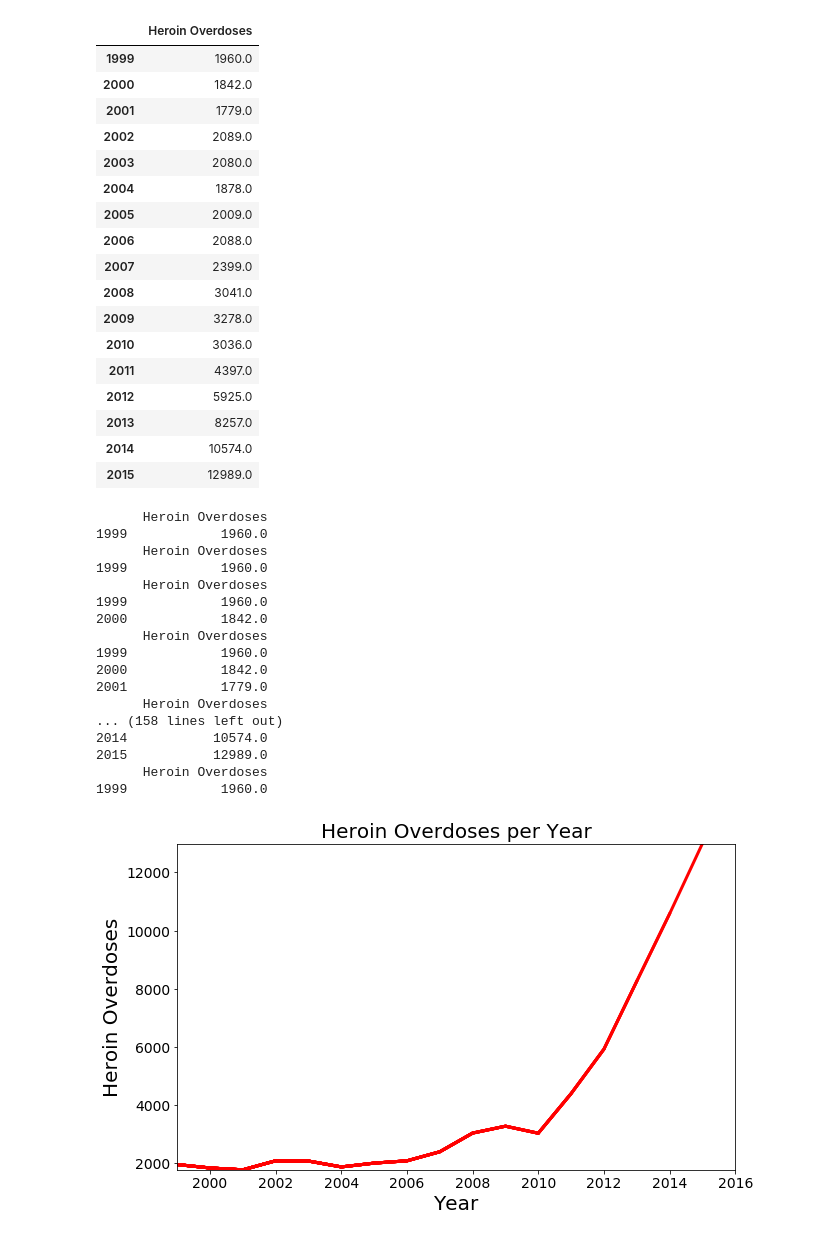
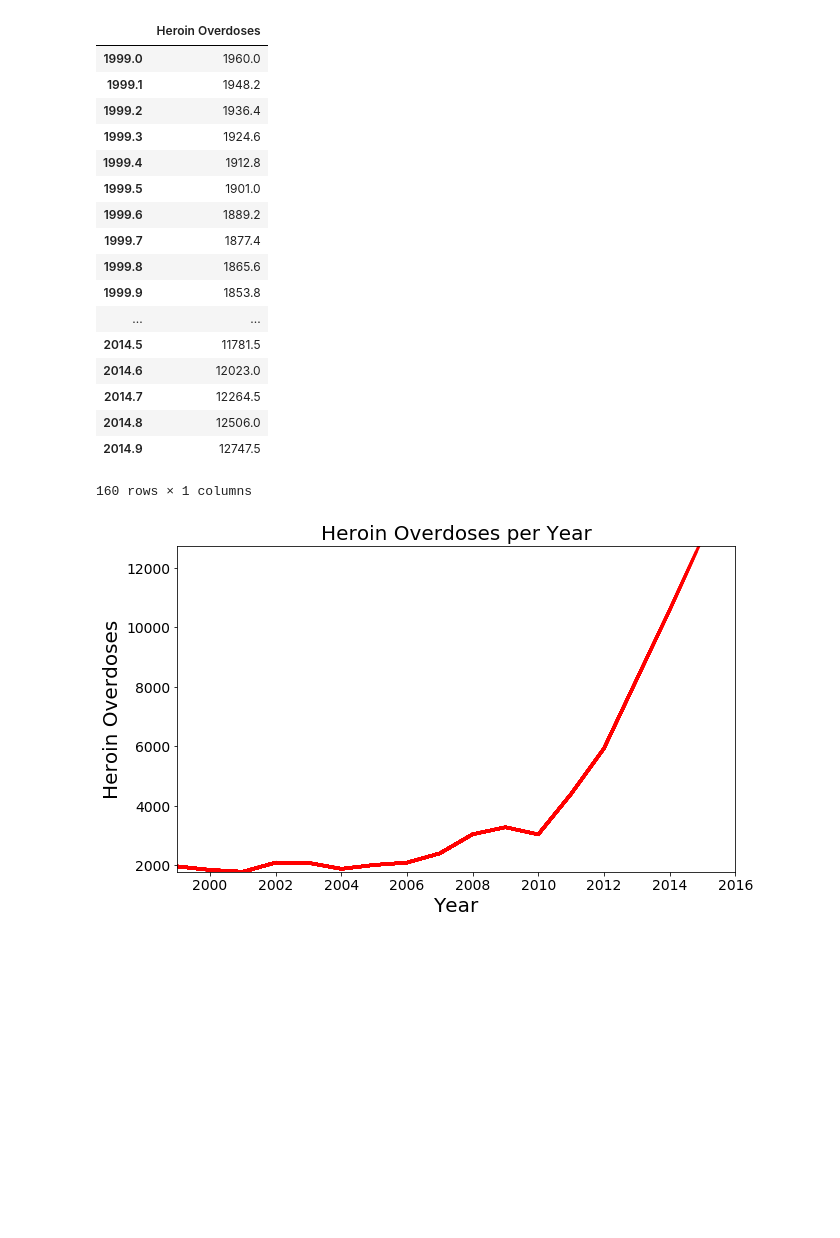
Before and after one commit to sejaldua/pop-growth, a Jupyter notebook: heroin_overdoses_example.ipynb, the cells around one changed output. Cells and saved outputs as stored; diff of their text form; code cells hidden in the pictures; blank space fills up the shorter version.

Commit message:
edited heroin overdoses example

```diff
--- a/heroin_overdoses_example.ipynb
+++ b/heroin_overdoses_example.ipynb
@@ -30,67 +30,49 @@ d = get_data(overdoses,18,title)
 x = np.array(d.index)
 y = np.array(d['Heroin Overdoses'])
 overdose = pd.DataFrame(y,x)
-#XN,YN = augment(x,y,10)
-#augmented = pd.DataFrame(YN,XN)
-#overdose = augmented
+XN,YN = augment(x,y,10)
+augmented = pd.DataFrame(YN,XN)
+overdose = augmented
 overdose.columns = {title}
 overdose
 # %% [output]
 |  | Heroin Overdoses |
-| 1999 | 1960.0 |
-| 2000 | 1842.0 |
-| 2001 | 1779.0 |
-| 2002 | 2089.0 |
-| 2003 | 2080.0 |
-| 2004 | 1878.0 |
-| 2005 | 2009.0 |
-| 2006 | 2088.0 |
-| 2007 | 2399.0 |
-| 2008 | 3041.0 |
-| 2009 | 3278.0 |
-| 2010 | 3036.0 |
-| 2011 | 4397.0 |
-| 2012 | 5925.0 |
-| 2013 | 8257.0 |
-| 2014 | 10574.0 |
-| 2015 | 12989.0 |
+| 1999.0 | 1960.0 |
+| 1999.1 | 1948.2 |
+| 1999.2 | 1936.4 |
+| 1999.3 | 1924.6 |
+| 1999.4 | 1912.8 |
+| 1999.5 | 1901.0 |
+| 1999.6 | 1889.2 |
+| 1999.7 | 1877.4 |
+| 1999.8 | 1865.6 |
+| 1999.9 | 1853.8 |
+| ... | ... |
+| 2014.5 | 11781.5 |
+| 2014.6 | 12023.0 |
+| 2014.7 | 12264.5 |
+| 2014.8 | 12506.0 |
+| 2014.9 | 12747.5 |
+160 rows × 1 columns
 # %%
 Writer = animation.writers['ffmpeg']
 writer = Writer(fps=len(overdose[title])/2, metadata=dict(artist='Me'), bitrate=1800)
 
 fig = plt.figure(figsize=(10,6))
 plt.xlim(1999, 2016)
 plt.ylim(np.min(overdose)[0], np.max(overdose)[0])
 plt.xlabel('Year',fontsize=20)
 plt.ylabel(title,fontsize=20)
 plt.title('Heroin Overdoses per Year',fontsize=20)
 
 def animate(j):
     data = overdose.iloc[:int(j+1)] #select data range
-    print(data)
     p = sns.lineplot(x=data.index, y=data[title], data = data, color="r")
     p.tick_params(labelsize=14)
     plt.setp(p.lines,linewidth=3)
 
 
 ani = matplotlib.animation.FuncAnimation(fig, animate, frames=len(overdose[title]), repeat=True)
-ani.save('HeroinOverdosesJumpy.gif', writer='imagemagick', fps=10)
+ani.save('HeroinOverdosesAugmented.gif', writer='imagemagick', fps=50)
 # %% [output]
-      Heroin Overdoses
-1999            1960.0
-      Heroin Overdoses
-1999            1960.0
-      Heroin Overdoses
-1999            1960.0
-2000            1842.0
-      Heroin Overdoses
-1999            1960.0
-2000            1842.0
-2001            1779.0
-      Heroin Overdoses
-... (158 lines left out)
-2014           10574.0
-2015           12989.0
-      Heroin Overdoses
-1999            1960.0
-[figure, old version]
+[figure, new version]
```
Also changed, not shown: 1 other file.
